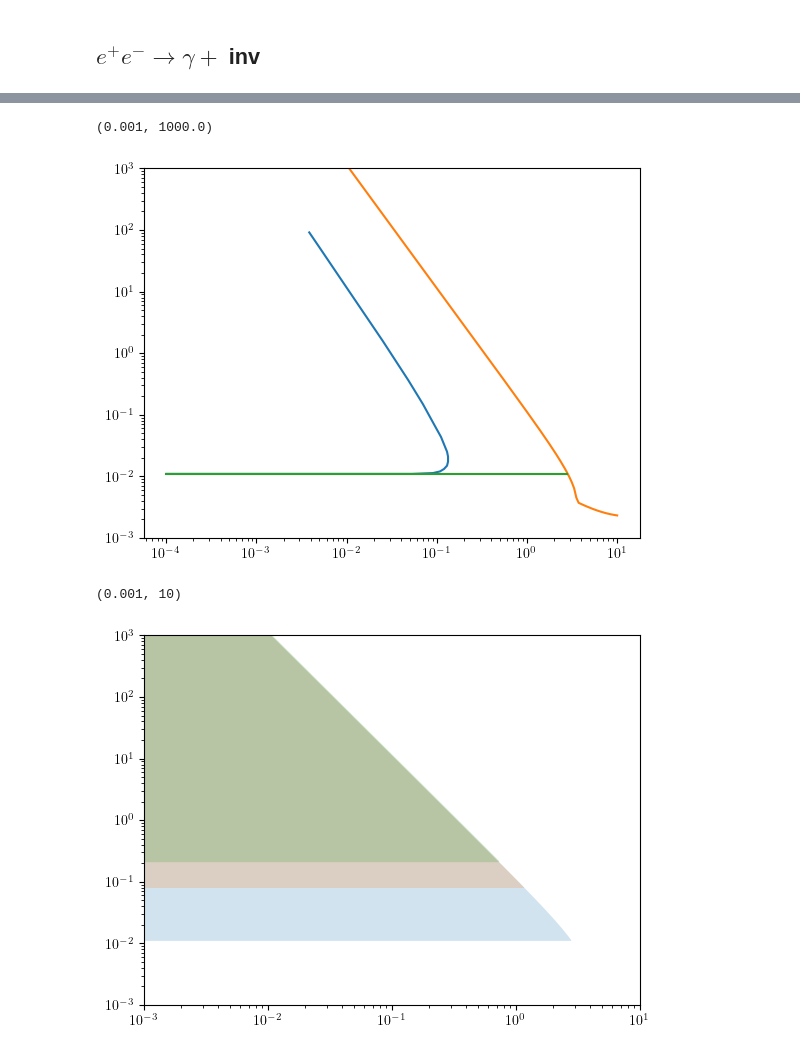
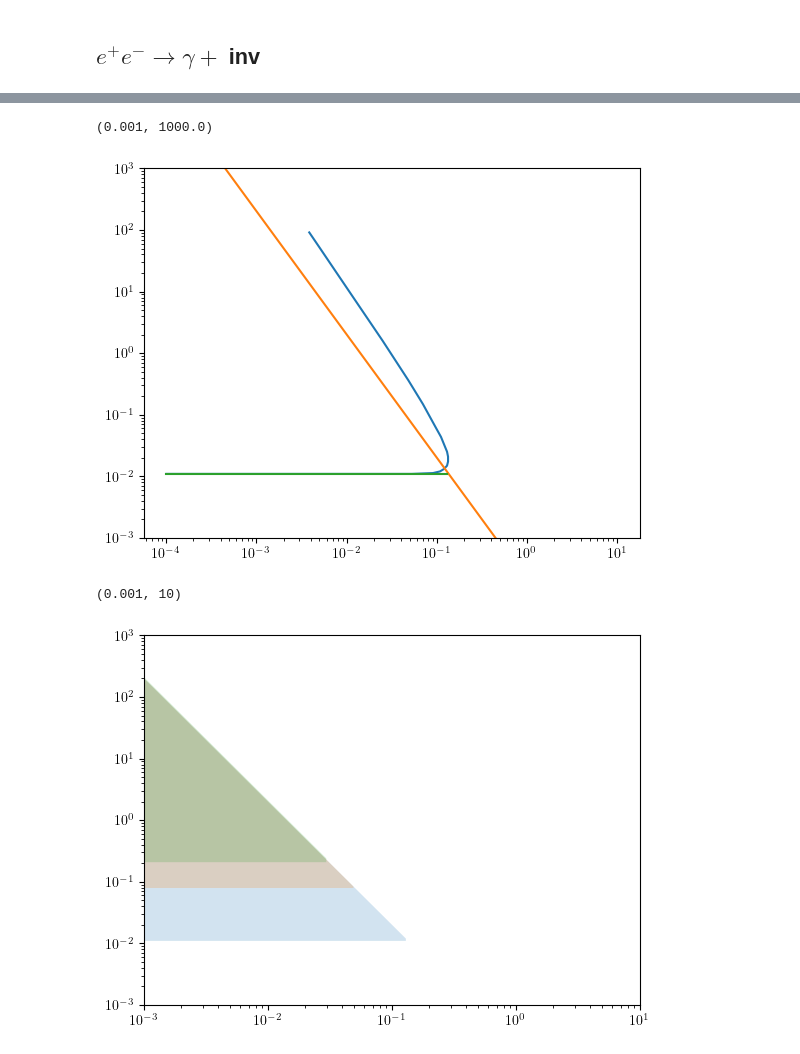
Before and after one commit to Jorge-Alda/tauALPs, a Jupyter notebook: PseudoScalar/BelleII/belleII.ipynb, the cells around one changed output, grey strips where cells are left out. Cells and saved outputs as stored; diff of their text form; code cells hidden in the pictures.

```diff
--- a/PseudoScalar/BelleII/belleII.ipynb
+++ b/PseudoScalar/BelleII/belleII.ipynb
@@ -52,6 +66,6 @@ Text(0, 0.5, '$|g_\\tau^a|$')
 # %%
-interp_taugamma_20fb = CubicSpline(df_taugamma20fb['ma_GeV'], df_taugamma20fb['ctau']*mtau*1e-6)
-interp_taugamma_50ab = CubicSpline(df_taugamma50ab['ma_GeV'], df_taugamma50ab['ctau']*mtau*1e-6)
+interp_taugamma_20fb = CubicSpline(df_taugamma20fb['ma_GeV'], df_taugamma20fb['ctau']*mtau*1e-3)
+interp_taugamma_50ab = CubicSpline(df_taugamma50ab['ma_GeV'], df_taugamma50ab['ctau']*mtau*1e-3)
 # %%
 bound_taugamma20fb = []
 bound_taugamma50ab =[]
@@ -95,7 +109,7 @@ df_3gamma_445pb = pd.read_csv('3gamma_445pb.csv')
 df_3gamma_20fb = pd.read_csv('3gamma_20fb.csv')
 df_3gamma_50ab = pd.read_csv('3gamma_50ab.csv')
 # %%
-lim_445pb = [df_3gamma_445pb['gtau'][i]*np.abs(B3(4e-6*mtau**2/df_3gamma_445pb['ma_GeV'][i]**2, 4e-6*mtau**2/10.58**2))/np.abs(-1+B3(4e-6*mtau**2/df_3gamma_445pb['ma_GeV'][i]**2, 4e-6*mtau**2/10.58**2)) for i in df_3gamma_445pb.index]
+lim_445pb = [df_3gamma_445pb['gtau'][i]*np.abs(B3(4*mtau**2/df_3gamma_445pb['ma_GeV'][i]**2, 4*mtau**2/10.58**2))/np.abs(-1+B3(4*mtau**2/df_3gamma_445pb['ma_GeV'][i]**2, 4*mtau**2/10.58**2)) for i in df_3gamma_445pb.index]
 # %%
 plt.loglog(df_3gamma_445pb['ma_GeV'], lim_445pb)
 plt.loglog(df_3gamma_20fb['ma_GeV'], df_3gamma_20fb['gtau'])
@@ -147,7 +166,7 @@ df_gammainv_20fb = pd.read_csv('gammainv_20fb.csv')
 df_gammainv_50ab = pd.read_csv('gammainv_50ab.csv')
 df_gammainv_BaBar = pd.read_csv('BaBar_gammainv.csv')
 # %%
-lim_BaBar_gtau = [df_gammainv_BaBar['gagamma_GeV-1'][i]/np.abs(-1+B3(4*(mtau*1e-3)**2/df_gammainv_BaBar['ma_GeV'][i]**2, 4*(mtau*1e-3)**2/10.58**2))*np.pi*mtau*1e-3/a_em for i in df_gammainv_BaBar.index]
+lim_BaBar_gtau = [df_gammainv_BaBar['gagamma_GeV-1'][i]/np.abs(-1+B3(4*(mtau)**2/df_gammainv_BaBar['ma_GeV'][i]**2, 4*(mtau)**2/10.58**2))*np.pi*mtau/a_em for i in df_gammainv_BaBar.index]
 # %%
 plt.loglog(df_gammainv_BaBar['ma_GeV'], lim_BaBar_gtau)
 plt.loglog(np.logspace(-4, 1, 200), [coupling_length_PS(275, ma) for ma in np.logspace(-4, 1, 200)])
@@ -168,8 +187,8 @@ plt.ylim(1e-3, 1e3)
 # %%
 plt.loglog(df_gammainv_50ab['ma_GeV'], df_gammainv_50ab['gtau'])
 plt.loglog(np.logspace(-4, 1, 200), [coupling_length_PS(300, ma) for ma in np.logspace(-4, 1, 200)])
-plt.plot([1e-4, 2.8], [df_gammainv_50ab['gtau'][0], df_gammainv_50ab['gtau'][0]])
+plt.plot([1e-4, 0.13], [df_gammainv_50ab['gtau'][0], df_gammainv_50ab['gtau'][0]])
 plt.ylim(1e-3, 1e3)
 # %% [output]
 (0.001, 1000.0)
-[figure, old version]
+[figure, new version]
@@ -180,15 +195,19 @@ low_gammainv_20fb = [df_gammainv_20fb['gtau'][0] if ma<1.2 else np.nan for ma in
+# %%
+low_gammainv_BaBar = [lim_BaBar_gtau[0] if ma<3e-2 else np.nan for ma in np.logspace(-4, np.log10(0.13), 200)]
+
+low_gammainv_20fb = [df_gammainv_20fb['gtau'][0] if ma<5e-2 else np.nan for ma in np.logspace(-4, np.log10(0.13), 200)]
 # %%
 
-plt.fill_between(np.logspace(-4, np.log10(2.8), 200), df_gammainv_50ab['gtau'][0], [coupling_length_PS(300, ma) for ma in np.logspace(-4, np.log10(2.8), 200)], alpha=0.2)
-plt.fill_between(np.logspace(-4, np.log10(2.8), 200), low_gammainv_20fb, [coupling_length_PS(300, ma) for ma in np.logspace(-4, np.log10(2.8), 200)], alpha=0.2)
-plt.fill_between(np.logspace(-4, np.log10(2.8), 200), low_gammainv_BaBar, [coupling_length_PS(275, ma) for ma in np.logspace(-4, np.log10(2.8), 200)], alpha=0.2)
+plt.fill_between(np.logspace(-4, np.log10(0.13), 200), df_gammainv_50ab['gtau'][0], [coupling_length_PS(300, ma) for ma in np.logspace(-4, np.log10(0.13), 200)], alpha=0.2)
+plt.fill_between(np.logspace(-4, np.log10(0.13), 200), low_gammainv_20fb, [coupling_length_PS(300, ma) for ma in np.logspace(-4, np.log10(0.13), 200)], alpha=0.2)
+plt.fill_between(np.logspace(-4, np.log10(0.13), 200), low_gammainv_BaBar, [coupling_length_PS(275, ma) for ma in np.logspace(-4, np.log10(0.13), 200)], alpha=0.2)
 ax = plt.gca()
 ax.set_xscale('log')
 ax.set_yscale('log')
 plt.ylim(1e-3, 1000)
 plt.xlim(1e-3, 10)
 # %% [output]
 (0.001, 10)
-[figure, old version]
+[figure, new version]
 # %%
 pd.DataFrame({
```
Also changed, not shown: parts of 15 cells of this notebook, 36 other files.
